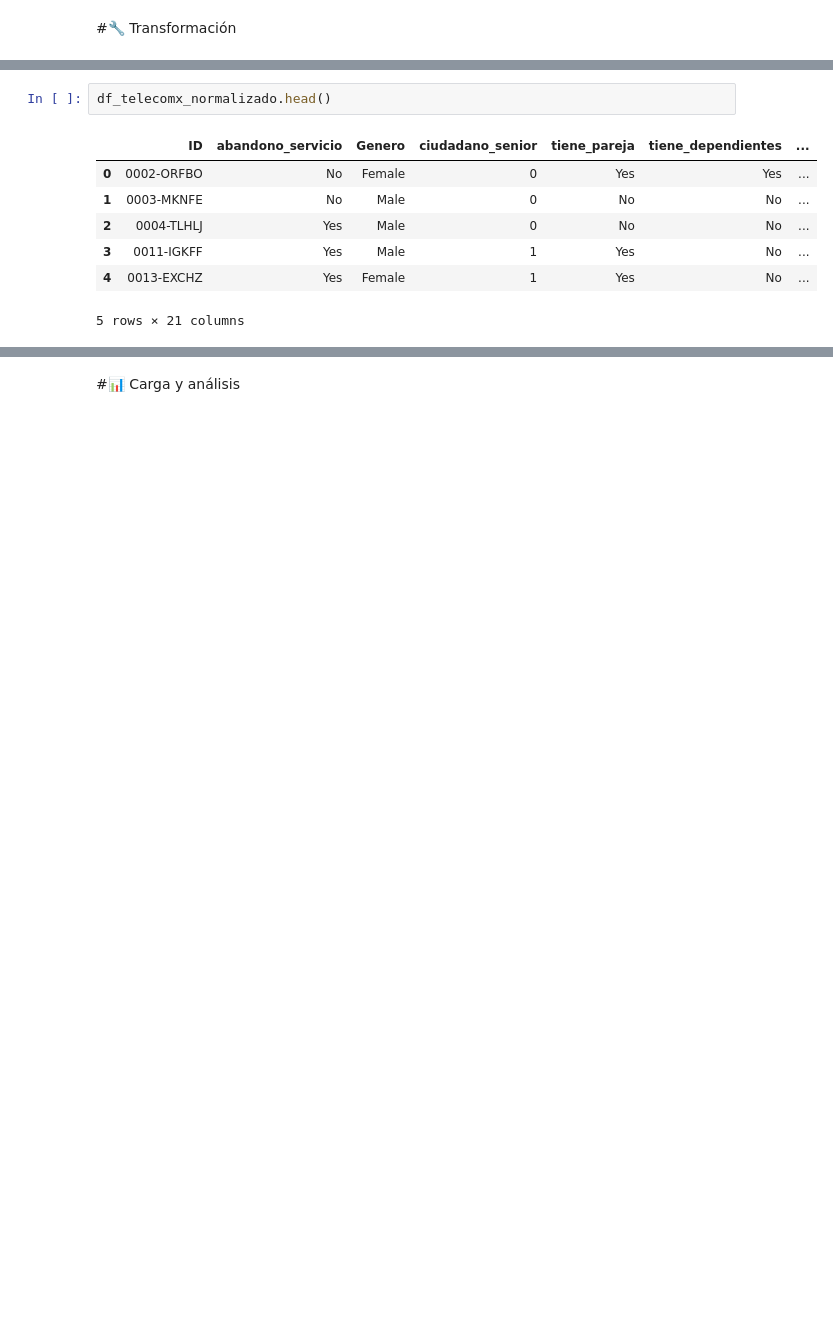
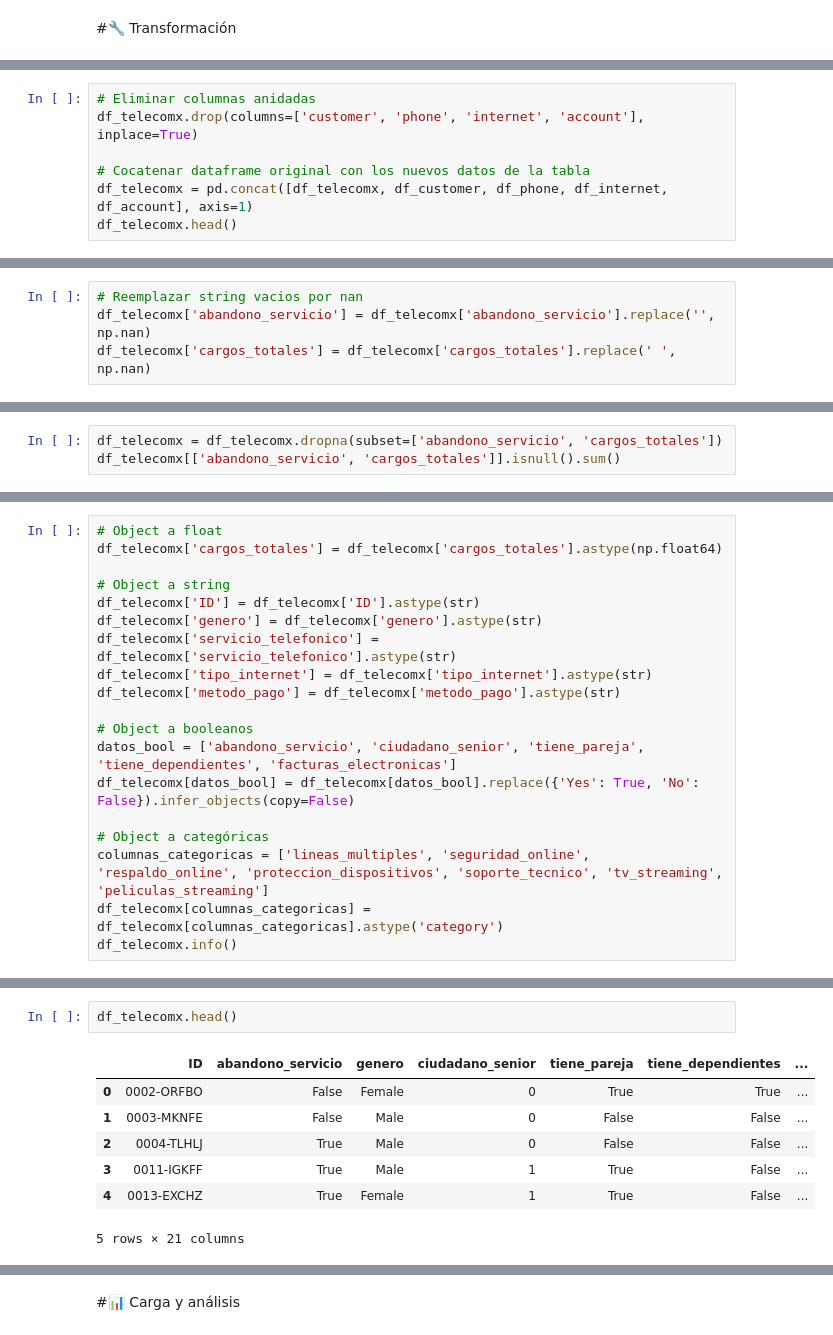
Before and after one commit to JoseIng-EO/challenge2-data-science-telecom-x, a Jupyter notebook: TelecomX_LATAM.ipynb, the cells around one changed output, grey strips where cells are left out. Cells and saved outputs as stored; diff of their text form; blank space fills up the shorter version.

```diff
--- a/TelecomX_LATAM.ipynb
+++ b/TelecomX_LATAM.ipynb
@@ -36,0 +58,7 @@ df_account = pd.json_normalize(datos_telecomx['account'])
+# %%
+# Eliminar columnas anidadas
+df_telecomx.drop(columns=['customer', 'phone', 'internet', 'account'], inplace=True)
+
+# Cocatenar dataframe original con los nuevos datos de la tabla
+df_telecomx = pd.concat([df_telecomx, df_customer, df_phone, df_internet, df_account], axis=1)
+df_telecomx.head()
@@ -61,0 +169,4 @@ df_telecomx_normalizado.head()
+# %%
+# Reemplazar string vacios por nan
+df_telecomx['abandono_servicio'] = df_telecomx['abandono_servicio'].replace('', np.nan)
+df_telecomx['cargos_totales'] = df_telecomx['cargos_totales'].replace(' ', np.nan)
@@ -61,0 +204,3 @@ df_telecomx_normalizado.head()
+# %%
+df_telecomx = df_telecomx.dropna(subset=['abandono_servicio', 'cargos_totales'])
+df_telecomx[['abandono_servicio', 'cargos_totales']].isnull().sum()
@@ -87,0 +234,19 @@ df_telecomx_normalizado.rename(columns={
+# %%
+# Object a float
+df_telecomx['cargos_totales'] = df_telecomx['cargos_totales'].astype(np.float64)
+
+# Object a string
+df_telecomx['ID'] = df_telecomx['ID'].astype(str)
+df_telecomx['genero'] = df_telecomx['genero'].astype(str)
+df_telecomx['servicio_telefonico'] = df_telecomx['servicio_telefonico'].astype(str)
+df_telecomx['tipo_internet'] = df_telecomx['tipo_internet'].astype(str)
+df_telecomx['metodo_pago'] = df_telecomx['metodo_pago'].astype(str)
+
+# Object a booleanos
+datos_bool = ['abandono_servicio', 'ciudadano_senior', 'tiene_pareja', 'tiene_dependientes', 'facturas_electronicas']
+df_telecomx[datos_bool] = df_telecomx[datos_bool].replace({'Yes': True, 'No': False}).infer_objects(copy=False)
+
+# Object a categóricas
+columnas_categoricas = ['lineas_multiples', 'seguridad_online', 'respaldo_online', 'proteccion_dispositivos', 'soporte_tecnico', 'tv_streaming', 'peliculas_streaming']
+df_telecomx[columnas_categoricas] = df_telecomx[columnas_categoricas].astype('category')
+df_telecomx.info()
@@ -88,10 +271,10 @@ df_telecomx_normalizado.rename(columns={
 # %%
-df_telecomx_normalizado.head()
+df_telecomx.head()
 # %% [output]
-|  | ID | abandono_servicio | Genero | ciudadano_senior | tiene_pareja | tiene_dependientes | ... |
-| 0 | 0002-ORFBO | No | Female | 0 | Yes | Yes | ... |
-| 1 | 0003-MKNFE | No | Male | 0 | No | No | ... |
-| 2 | 0004-TLHLJ | Yes | Male | 0 | No | No | ... |
-| 3 | 0011-IGKFF | Yes | Male | 1 | Yes | No | ... |
-| 4 | 0013-EXCHZ | Yes | Female | 1 | Yes | No | ... |
+|  | ID | abandono_servicio | genero | ciudadano_senior | tiene_pareja | tiene_dependientes | ... |
+| 0 | 0002-ORFBO | False | Female | 0 | True | True | ... |
+| 1 | 0003-MKNFE | False | Male | 0 | False | False | ... |
+| 2 | 0004-TLHLJ | True | Male | 0 | False | False | ... |
+| 3 | 0011-IGKFF | True | Male | 1 | True | False | ... |
+| 4 | 0013-EXCHZ | True | Female | 1 | True | False | ... |
 5 rows × 21 columns
```
Also changed, not shown: parts of 42 cells of this notebook.
